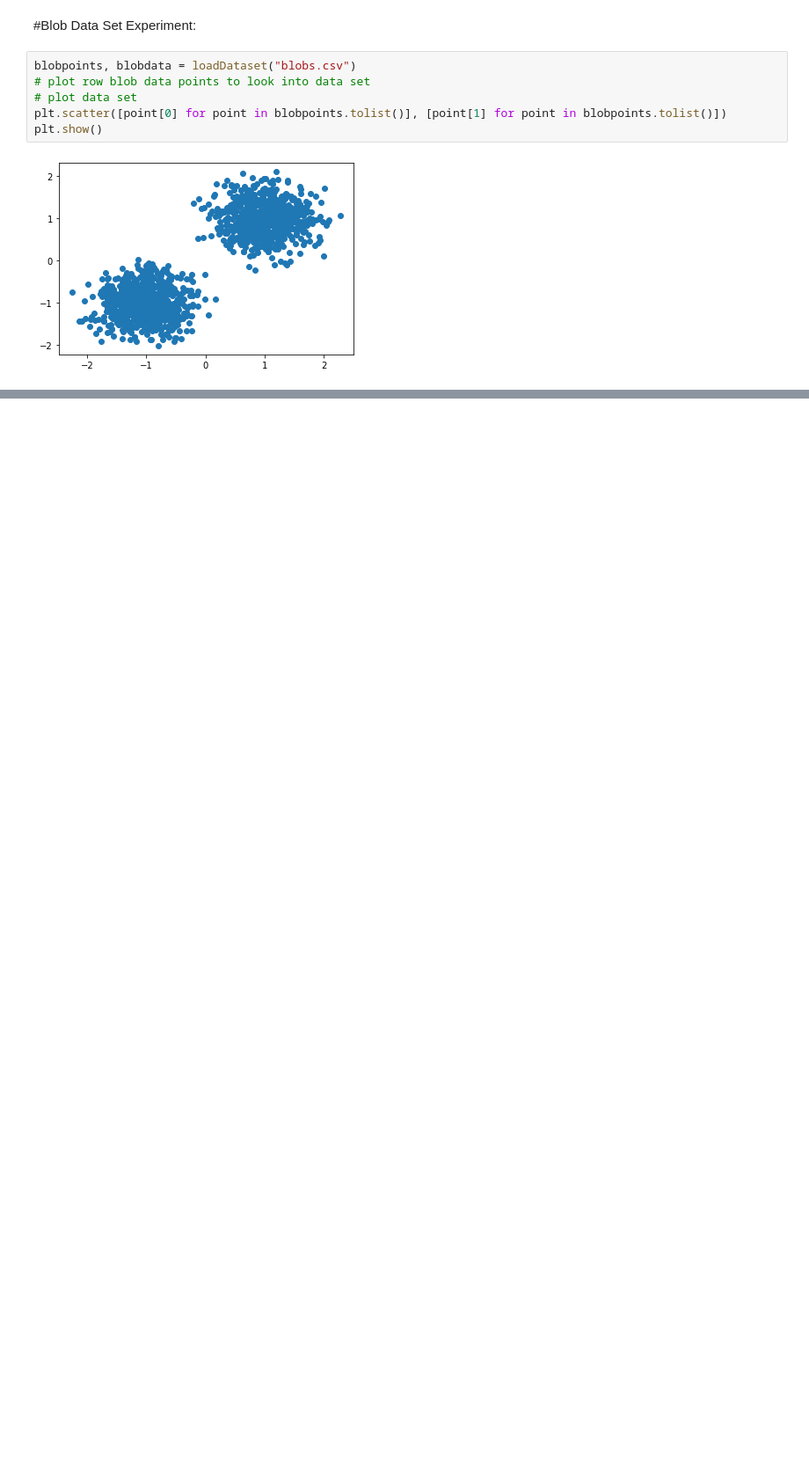
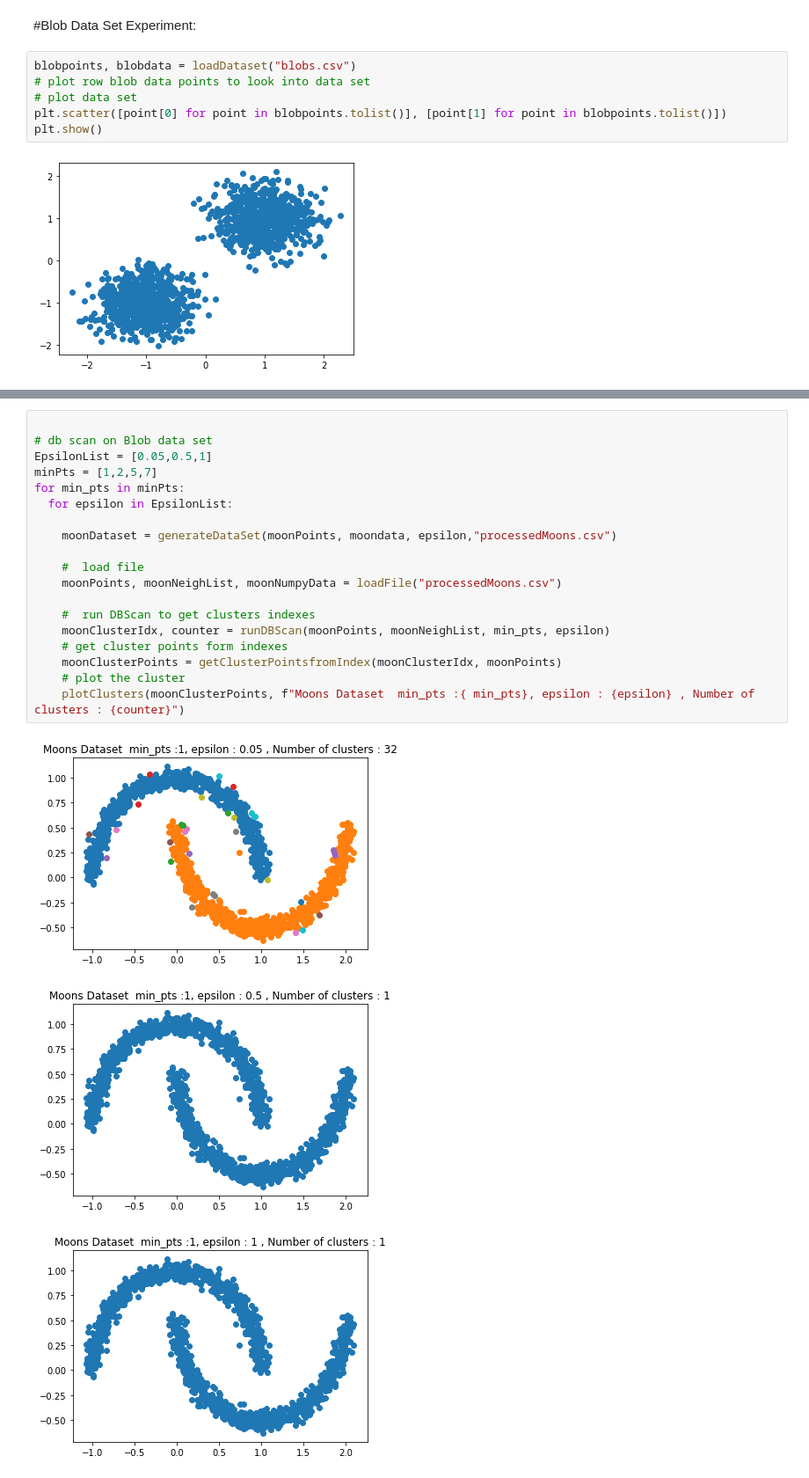
Before and after one commit to cr21/Unsupervised-Machine-Learning-Clustering, a Jupyter notebook: DensityClusters.ipynb, the cells around one changed output, grey strips where cells are left out. Shown at 88% size. Cells and saved outputs as stored; diff of their text form; blank space fills up the shorter version.

```diff
--- a/DensityClusters.ipynb
+++ b/DensityClusters.ipynb
@@ -262,0 +287,23 @@ for min_pts in minPts:
+# %%
+
+# db scan on Blob data set
+EpsilonList = [0.05,0.5,1]
+minPts = [1,2,5,7]
+for min_pts in minPts:
+  for epsilon in EpsilonList:
+
+    moonDataset = generateDataSet(moonPoints, moondata, epsilon,"processedMoons.csv")
+
+    #  load file
+    moonPoints, moonNeighList, moonNumpyData = loadFile("processedMoons.csv")
+
+    #  run DBScan to get clusters indexes
+    moonClusterIdx, counter = runDBScan(moonPoints, moonNeighList, min_pts, epsilon)
+    # get cluster points form indexes
+    moonClusterPoints = getClusterPointsfromIndex(moonClusterIdx, moonPoints)
+    # plot the cluster
+    plotClusters(moonClusterPoints, f"Moons Dataset  min_pts :{ min_pts}, epsilon : {epsilon} , Number of clusters : {counter}")
+# %% [output]
+[figure, added]
+[figure, added]
+[figure, added]
```
Also changed, not shown: parts of 7 cells of this notebook.
